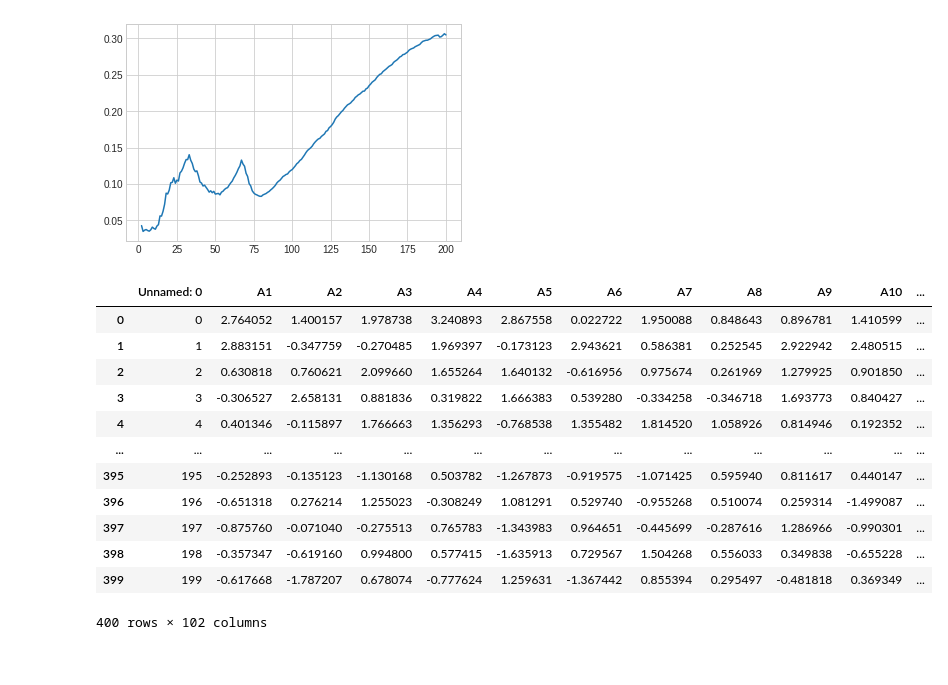
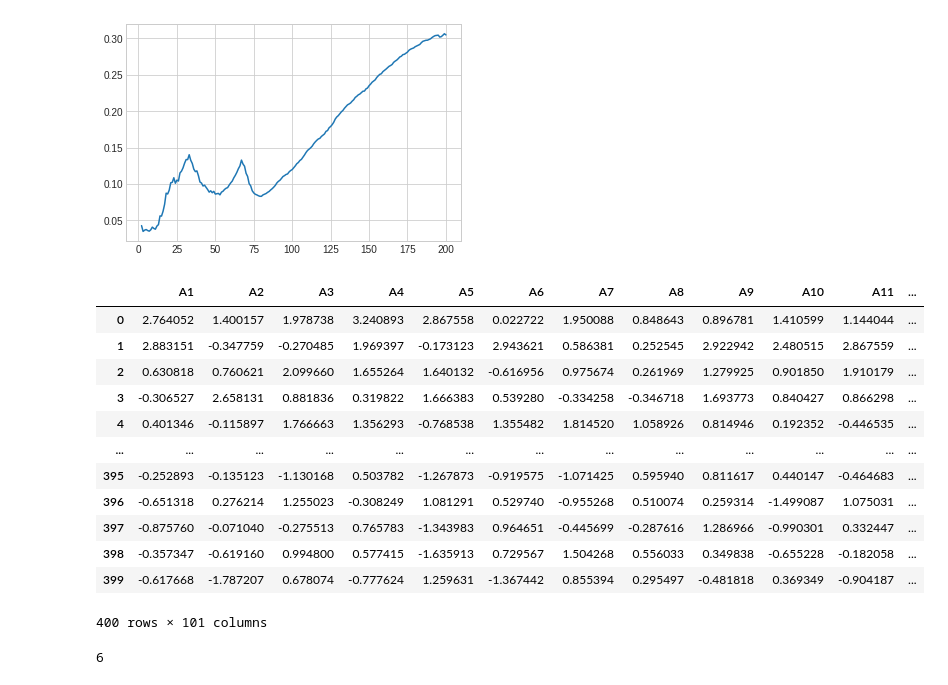
Before and after one commit to NeuralClassifier/HDBSCAN-OutlierDetect, a Jupyter notebook: HierarchicalDensityOutlier.ipynb, the cells around one changed output. Drawn from its saved outputs; the diff is of its cells as text; code cells hidden in the pictures.

```diff
--- a/HierarchicalDensityOutlier.ipynb
+++ b/HierarchicalDensityOutlier.ipynb
@@ -387,20 +375,26 @@ computeForOverlap_overlapMultiD()
 [figure]
 [figure]
 # %%
-pd.read_excel('/content/Overlap_MultiD/1/m1_dim100.xlsx')
+dd = pd.read_excel('/content/Overlap_MultiD/1/m1_dim100.xlsx')
+dd.drop(['Unnamed: 0'],inplace = True, axis = 1)
+dd
 # %% [output]
-|  | Unnamed: 0 | A1 | A2 | A3 | A4 | A5 | A6 | A7 | A8 | A9 | A10 | ... |
-| 0 | 0 | 2.764052 | 1.400157 | 1.978738 | 3.240893 | 2.867558 | 0.022722 | 1.950088 | 0.848643 | 0.896781 | 1.410599 | ... |
-| 1 | 1 | 2.883151 | -0.347759 | -0.270485 | 1.969397 | -0.173123 | 2.943621 | 0.586381 | 0.252545 | 2.922942 | 2.480515 | ... |
-| 2 | 2 | 0.630818 | 0.760621 | 2.099660 | 1.655264 | 1.640132 | -0.616956 | 0.975674 | 0.261969 | 1.279925 | 0.901850 | ... |
-| 3 | 3 | -0.306527 | 2.658131 | 0.881836 | 0.319822 | 1.666383 | 0.539280 | -0.334258 | -0.346718 | 1.693773 | 0.840427 | ... |
-| 4 | 4 | 0.401346 | -0.115897 | 1.766663 | 1.356293 | -0.768538 | 1.355482 | 1.814520 | 1.058926 | 0.814946 | 0.192352 | ... |
+|  | A1 | A2 | A3 | A4 | A5 | A6 | A7 | A8 | A9 | A10 | A11 | ... |
+| 0 | 2.764052 | 1.400157 | 1.978738 | 3.240893 | 2.867558 | 0.022722 | 1.950088 | 0.848643 | 0.896781 | 1.410599 | 1.144044 | ... |
+| 1 | 2.883151 | -0.347759 | -0.270485 | 1.969397 | -0.173123 | 2.943621 | 0.586381 | 0.252545 | 2.922942 | 2.480515 | 2.867559 | ... |
+| 2 | 0.630818 | 0.760621 | 2.099660 | 1.655264 | 1.640132 | -0.616956 | 0.975674 | 0.261969 | 1.279925 | 0.901850 | 1.910179 | ... |
+| 3 | -0.306527 | 2.658131 | 0.881836 | 0.319822 | 1.666383 | 0.539280 | -0.334258 | -0.346718 | 1.693773 | 0.840427 | 0.866298 | ... |
+| 4 | 0.401346 | -0.115897 | 1.766663 | 1.356293 | -0.768538 | 1.355482 | 1.814520 | 1.058926 | 0.814946 | 0.192352 | -0.446535 | ... |
 | ... | ... | ... | ... | ... | ... | ... | ... | ... | ... | ... | ... | ... |
-| 395 | 195 | -0.252893 | -0.135123 | -1.130168 | 0.503782 | -1.267873 | -0.919575 | -1.071425 | 0.595940 | 0.811617 | 0.440147 | ... |
-| 396 | 196 | -0.651318 | 0.276214 | 1.255023 | -0.308249 | 1.081291 | 0.529740 | -0.955268 | 0.510074 | 0.259314 | -1.499087 | ... |
-| 397 | 197 | -0.875760 | -0.071040 | -0.275513 | 0.765783 | -1.343983 | 0.964651 | -0.445699 | -0.287616 | 1.286966 | -0.990301 | ... |
-| 398 | 198 | -0.357347 | -0.619160 | 0.994800 | 0.577415 | -1.635913 | 0.729567 | 1.504268 | 0.556033 | 0.349838 | -0.655228 | ... |
-| 399 | 199 | -0.617668 | -1.787207 | 0.678074 | -0.777624 | 1.259631 | -1.367442 | 0.855394 | 0.295497 | -0.481818 | 0.369349 | ... |
+| 395 | -0.252893 | -0.135123 | -1.130168 | 0.503782 | -1.267873 | -0.919575 | -1.071425 | 0.595940 | 0.811617 | 0.440147 | -0.464683 | ... |
+| 396 | -0.651318 | 0.276214 | 1.255023 | -0.308249 | 1.081291 | 0.529740 | -0.955268 | 0.510074 | 0.259314 | -1.499087 | 1.075031 | ... |
+| 397 | -0.875760 | -0.071040 | -0.275513 | 0.765783 | -1.343983 | 0.964651 | -0.445699 | -0.287616 | 1.286966 | -0.990301 | 0.332447 | ... |
+| 398 | -0.357347 | -0.619160 | 0.994800 | 0.577415 | -1.635913 | 0.729567 | 1.504268 | 0.556033 | 0.349838 | -0.655228 | -0.182058 | ... |
+| 399 | -0.617668 | -1.787207 | 0.678074 | -0.777624 | 1.259631 | -1.367442 | 0.855394 | 0.295497 | -0.481818 | 0.369349 | -0.904187 | ... |
-400 rows × 102 columns
+400 rows × 101 columns
+# %%
+random.randint(0,9)
+# %% [output]
+6
 # %%
 class OSFrequencyPerData:
```
Also changed, not shown: parts of 8 cells of this notebook.
